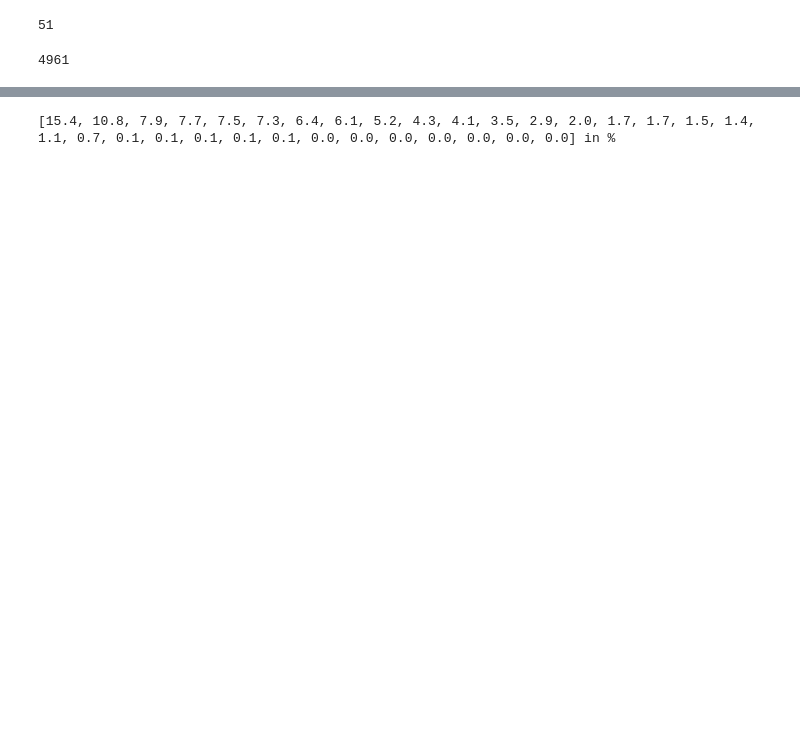
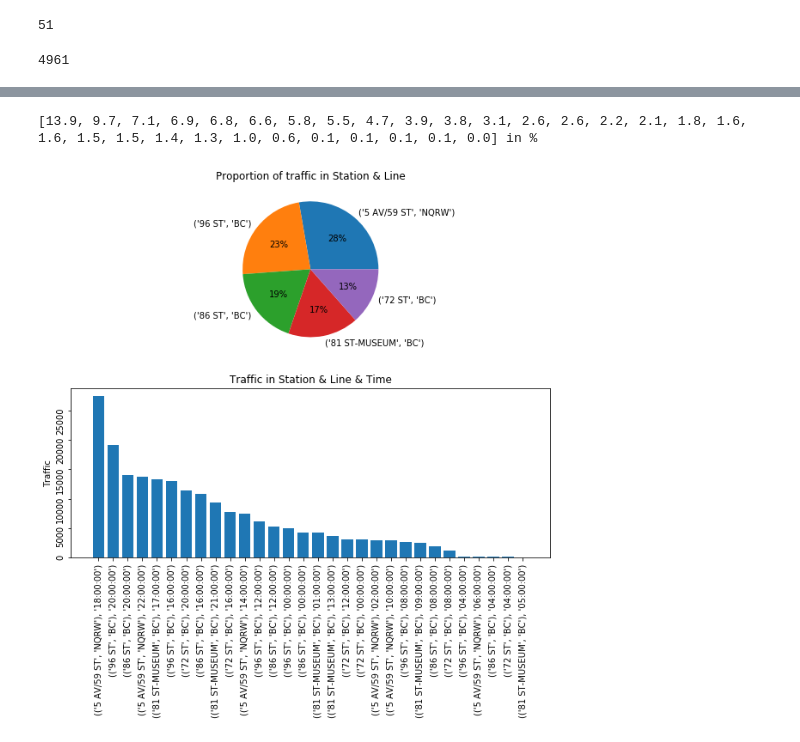
Before and after one commit to brendanlafferty/MTA-EDA, a Jupyter notebook: 01-mta-project1.ipynb, the cells around one changed output, grey strips where cells are left out. Saved outputs shown, nothing was run; the diff lists cells and outputs as text; code cells hidden in the pictures; blank space fills up the shorter version.

```diff
--- a/01-mta-project1.ipynb
+++ b/01-mta-project1.ipynb
@@ -223,12 +232,17 @@ labels = diff_statline_time.index.map(lambda x: str(x))
 diff_statline = \
 final_df.groupby(['STATION_LINENAME']).sum()['DIFF'].sort_values(ascending = False) # Entries per statline in descending order
 
-fig, ax = plt.subplots(2, 1, figsize = (10, 6))
+fig, ax = plt.subplots(2, 1, figsize = (12, 4))
 fig.set_figwidth(10)
-fig.set_figheight(12)
+fig.set_figheight(8)
 
 ax[0].pie(diff_statline, labels = diff_statline.index,
-          autopct='%1.0f%%', textprops = {'fontsize': 15});# ('5 AV/59 ST', 'NQRW') and ('81 ST-MUSEUM', 'BC') account for 77% of the traffic
+          autopct='%1.0f%%', textprops = {'fontsize': 10});# ('5 AV/59 ST', 'NQRW') and ('81 ST-MUSEUM', 'BC') account for 77% of the traffic
+ax[0].set_title('Proportion of traffic in Station & Line')
 ax[1].bar(labels, diff_statline_time)
-ax[1].tick_params(labelrotation=90);
+ax[1].tick_params(labelrotation=90)
+ax[1].set_ylabel('Traffic')
+ax[1].set_title('Traffic in Station & Line & Time');
+# Barplot: proportion out of total traffic
+print(list(round(100*diff_statline_time/sum(diff_statline_time),1)), 'in %')
 # %% [output]
@@ -236,6 +249,4 @@ ax[1].tick_params(labelrotation=90);
+[13.9, 9.7, 7.1, 6.9, 6.8, 6.6, 5.8, 5.5, 4.7, 3.9, 3.8, 3.1, 2.6, 2.6, 2.2, 2.1, 1.8, 1.6, 1.6, 1.5, 1.5, 1.4, 1.3, 1.0, 0.6, 0.1, 0.1, 0.1, 0.1, 0.0] in %
+[figure, added]
-# %%
-print(list(round(100*diff_statline_time/sum(diff_statline_time),1)), 'in %')
-# %% [output]
-[15.4, 10.8, 7.9, 7.7, 7.5, 7.3, 6.4, 6.1, 5.2, 4.3, 4.1, 3.5, 2.9, 2.0, 1.7, 1.7, 1.5, 1.4, 1.1, 0.7, 0.1, 0.1, 0.1, 0.1, 0.1, 0.0, 0.0, 0.0, 0.0, 0.0, 0.0, 0.0] in %
 # %%
 %config InlineBackend.figure_format = 'svg'
```
Also changed, not shown: parts of 26 cells of this notebook, 5 other files.
